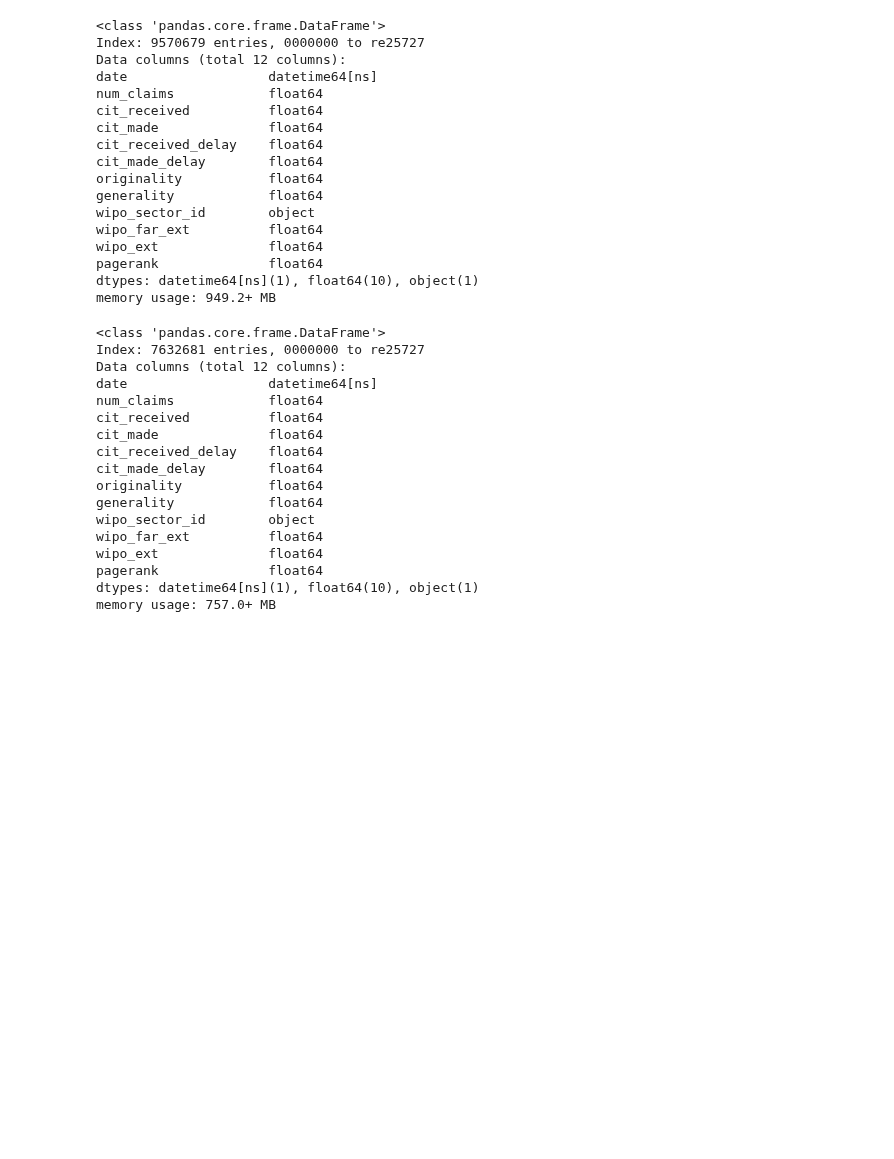
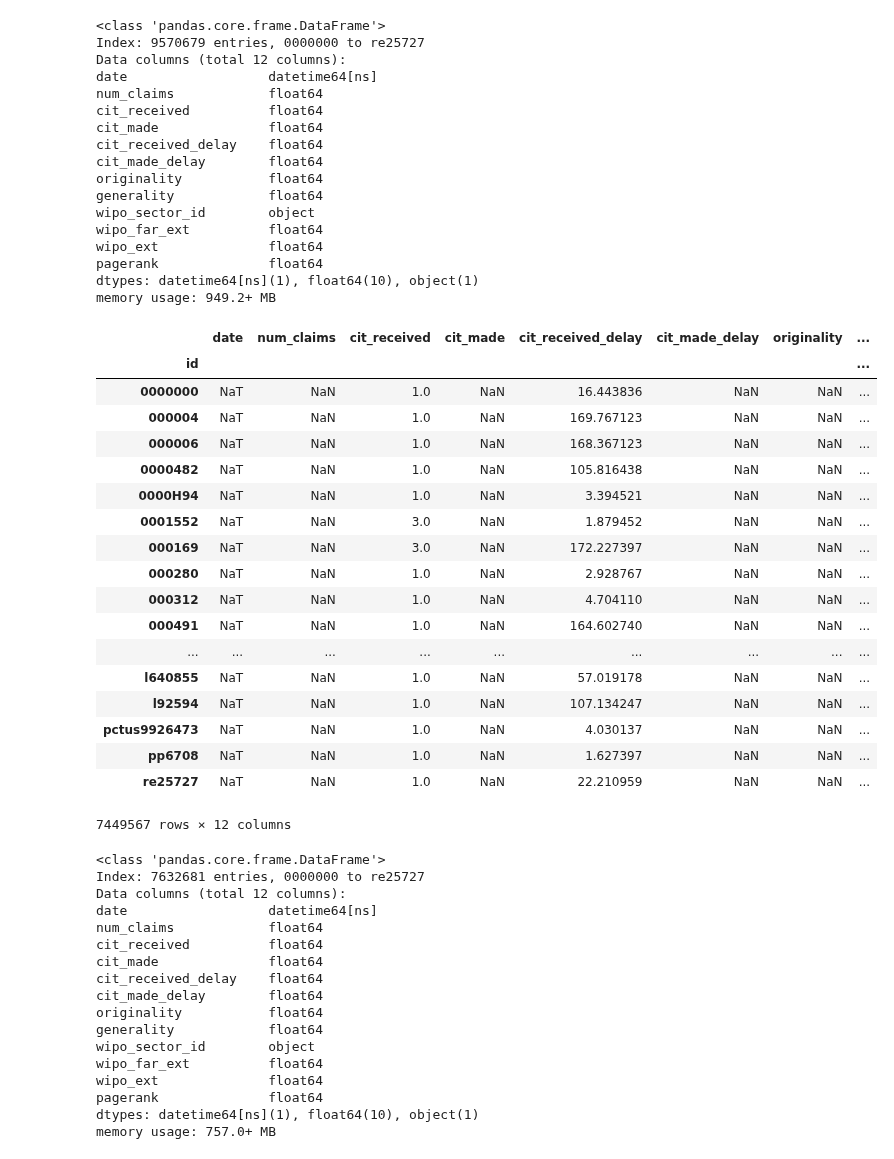
Before and after one commit to rsdias/patent_analysis, a Jupyter notebook: external_knowledge.ipynb, the cells around one changed output. Saved outputs shown, nothing was run; the diff lists cells and outputs as text; code cells hidden in the pictures; blank space fills up the shorter version.

```diff
--- a/external_knowledge.ipynb
+++ b/external_knowledge.ipynb
@@ -212,7 +212,27 @@ pagerank              float64
 dtypes: datetime64[ns](1), float64(10), object(1)
 memory usage: 949.2+ MB
 # %%
-df[(df['cit_received']>0) & (df['pagerank']>0)] #check if a patent without citations has centrality different from 0
+df[(df['cit_received']==0) & (df['pagerank']>0)] #check if a patent without citations has centrality different from 0
+# %% [output]
+|  | date | num_claims | cit_received | cit_made | cit_received_delay | cit_made_delay | originality | ... |
+| id |  |  |  |  |  |  |  | ... |
+| 0000000 | NaT | NaN | 1.0 | NaN | 16.443836 | NaN | NaN | ... |
+| 000004 | NaT | NaN | 1.0 | NaN | 169.767123 | NaN | NaN | ... |
+| 000006 | NaT | NaN | 1.0 | NaN | 168.367123 | NaN | NaN | ... |
+| 0000482 | NaT | NaN | 1.0 | NaN | 105.816438 | NaN | NaN | ... |
+| 0000H94 | NaT | NaN | 1.0 | NaN | 3.394521 | NaN | NaN | ... |
+| 0001552 | NaT | NaN | 3.0 | NaN | 1.879452 | NaN | NaN | ... |
+| 000169 | NaT | NaN | 3.0 | NaN | 172.227397 | NaN | NaN | ... |
+| 000280 | NaT | NaN | 1.0 | NaN | 2.928767 | NaN | NaN | ... |
+| 000312 | NaT | NaN | 1.0 | NaN | 4.704110 | NaN | NaN | ... |
+| 000491 | NaT | NaN | 1.0 | NaN | 164.602740 | NaN | NaN | ... |
+| ... | ... | ... | ... | ... | ... | ... | ... | ... |
+| l640855 | NaT | NaN | 1.0 | NaN | 57.019178 | NaN | NaN | ... |
+| l92594 | NaT | NaN | 1.0 | NaN | 107.134247 | NaN | NaN | ... |
+| pctus9926473 | NaT | NaN | 1.0 | NaN | 4.030137 | NaN | NaN | ... |
+| pp6708 | NaT | NaN | 1.0 | NaN | 1.627397 | NaN | NaN | ... |
+| re25727 | NaT | NaN | 1.0 | NaN | 22.210959 | NaN | NaN | ... |
+7449567 rows × 12 columns
 # %%
 df=df[df['cit_received']>0] #patents without citations introduce noise
 df.info()
```
Also changed, not shown: parts of 14 cells of this notebook, 2 other files.
